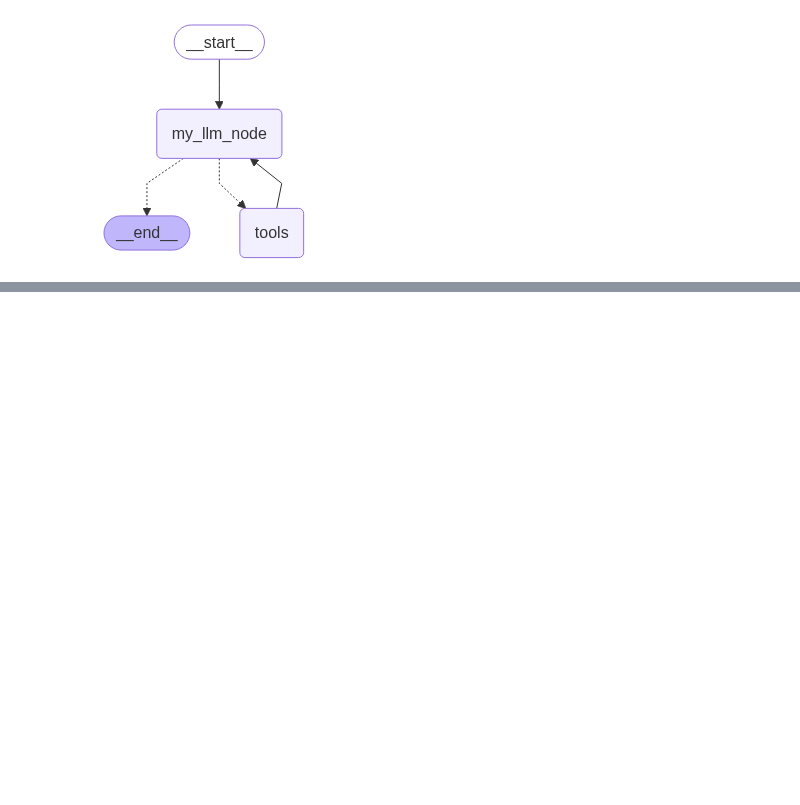
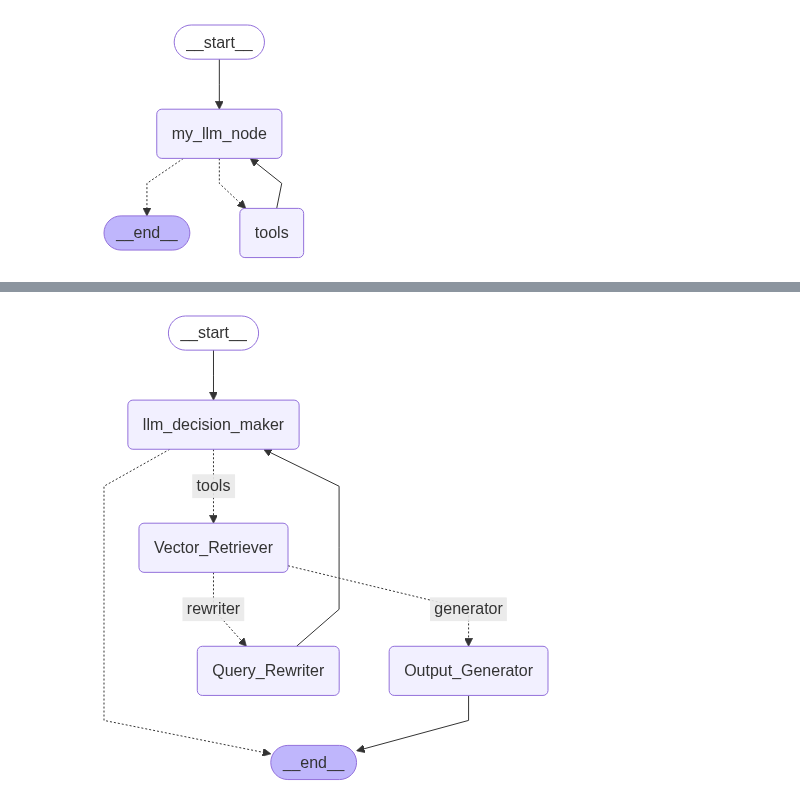
Before and after one commit to tushar686/Agentic_AI_2.0, a Jupyter notebook: my_work/my.ipynb, the cells around one changed output, grey strips where cells are left out. Drawn from its saved outputs; the diff is of its cells as text; code cells hidden in the pictures; blank space fills up the shorter version.

```diff
--- a/my_work/my.ipynb
+++ b/my_work/my.ipynb
@@ -408,0 +480,4 @@ react_graph.invoke({"messages": message})
+# %%
+from langgraph.prebuilt import ToolNode
+
+retriever_node = ToolNode([retriever_tool])
@@ -408,0 +491,7 @@ react_graph.invoke({"messages": message})
+# %%
+from pydantic import BaseModel, Field
+
+class Grade(BaseModel):
+    binary_score:str = Field("relevance score 'yes' or 'no'")
+
+grade = Gr
@@ -408,0 +563,36 @@ react_graph.invoke({"messages": message})
+# %%
+from langgraph.graph import StateGraph, START, END
+from langgraph.prebuilt import tools_condition
+
+graph = StateGraph(AgentState)
+graph.add_node("llm_decision_maker", llm_decision_maker)
+graph.add_node("Vector_Retriever", retriever_node)
+graph.add_node("Output_Generator", generator)
+graph.add_node("Query_Rewriter", rewriter)
+
+graph.add_edge(START, "llm_decision_maker")
+graph.add_conditional_edges("llm_decision_maker",
+                            tools_condition,
+                            {
+                                "tools": "Vector_Retriever",
+                                END: END
+                            })
+graph.add_conditional_edges("Vector_Retriever",
+                            grade_documents,
+                            {
+                                "generator": "Output_Generator",
+                                "rewriter": "Query_Rewriter"
+                            })
+graph.add_edge("Output_Generator", END)
+graph.add_edge("Query_Rewriter", "llm_decision_maker")
+
+app = graph.compile()
+# %%
+from IPython.display import Image, display
+
+display(Image(app.get_graph().draw_mermaid_png()))
+
+import warnings
+warnings.filterwarnings("ignore")
+# %% [output]
+[figure, added]
```
Also changed, not shown: parts of 17 cells of this notebook, 25 other files.
